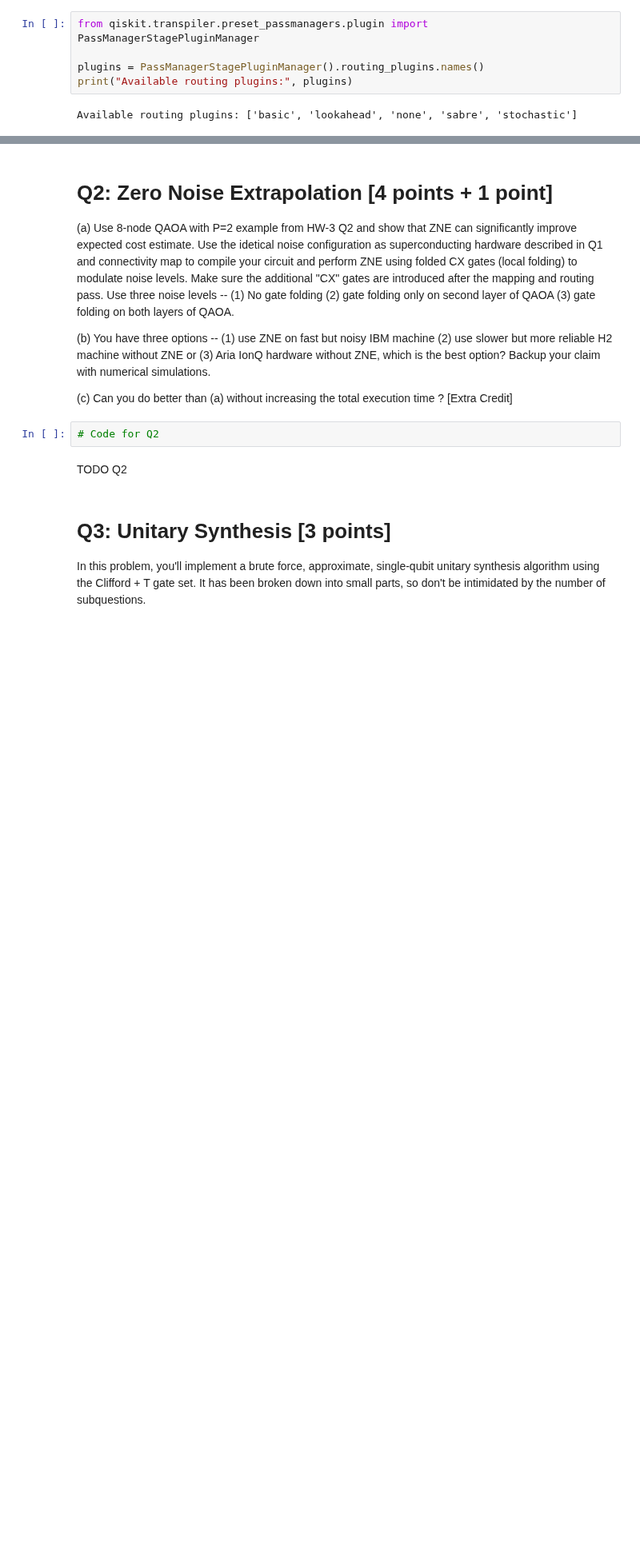
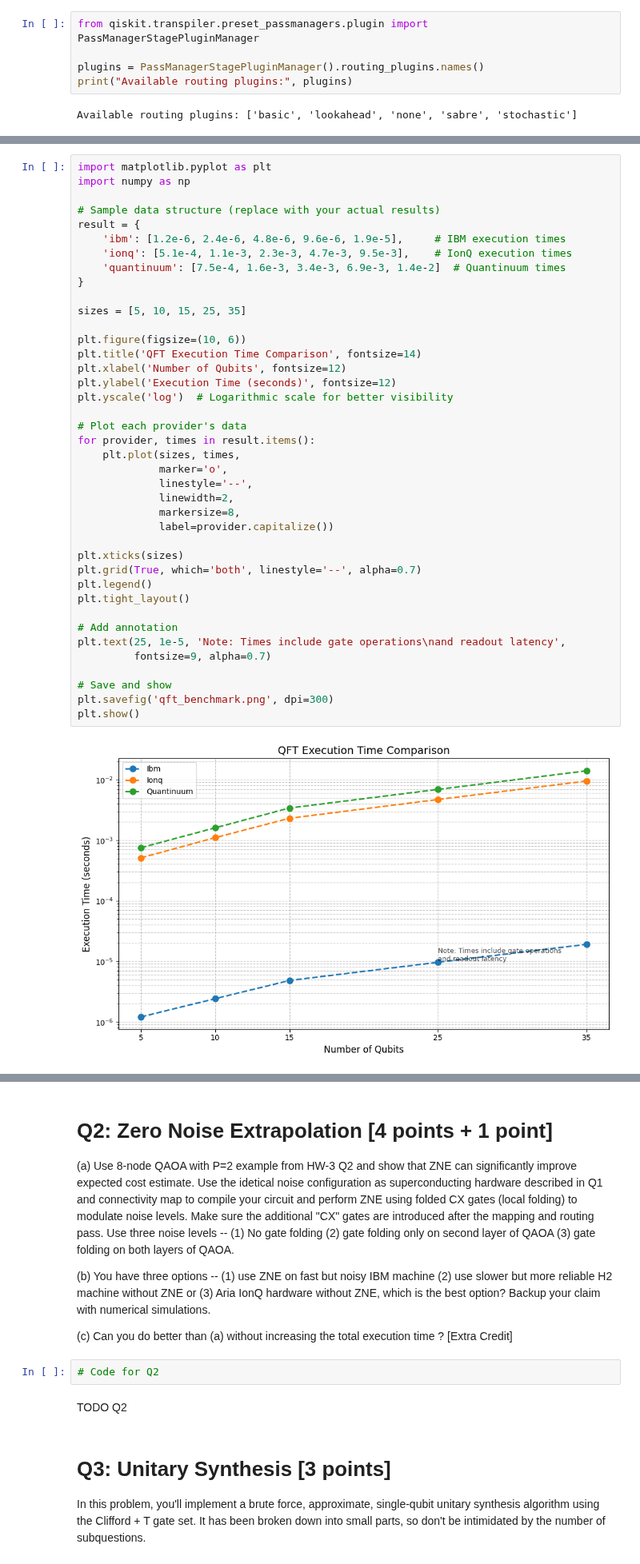
Before and after one commit to Huaiyuan-Jing/Quantum_Algorithm, a Jupyter notebook: CS639/HW4/Homework_4.ipynb, the cells around one changed output, grey strips where cells are left out. Shown at 80% size. Drawn from its saved outputs; the diff is of its cells as text; blank space fills up the shorter version.

```diff
--- a/CS639/HW4/Homework_4.ipynb
+++ b/CS639/HW4/Homework_4.ipynb
@@ -277,0 +459,42 @@ ToDO: Analysis
+# %%
+import matplotlib.pyplot as plt
+import numpy as np
+
+# Sample data structure (replace with your actual results)
+result = {
+    'ibm': [1.2e-6, 2.4e-6, 4.8e-6, 9.6e-6, 1.9e-5],     # IBM execution times
+    'ionq': [5.1e-4, 1.1e-3, 2.3e-3, 4.7e-3, 9.5e-3],    # IonQ execution times
+    'quantinuum': [7.5e-4, 1.6e-3, 3.4e-3, 6.9e-3, 1.4e-2]  # Quantinuum times
+}
+
+sizes = [5, 10, 15, 25, 35]
+
+plt.figure(figsize=(10, 6))
+plt.title('QFT Execution Time Comparison', fontsize=14)
+plt.xlabel('Number of Qubits', fontsize=12)
+plt.ylabel('Execution Time (seconds)', fontsize=12)
+plt.yscale('log')  # Logarithmic scale for better visibility
+
+# Plot each provider's data
+for provider, times in result.items():
+    plt.plot(sizes, times,
+             marker='o',
+             linestyle='--',
+             linewidth=2,
+             markersize=8,
+             label=provider.capitalize())
+
+plt.xticks(sizes)
+plt.grid(True, which='both', linestyle='--', alpha=0.7)
+plt.legend()
+plt.tight_layout()
+
+# Add annotation
+plt.text(25, 1e-5, 'Note: Times include gate operations\nand readout latency',
+         fontsize=9, alpha=0.7)
+
+# Save and show
+plt.savefig('qft_benchmark.png', dpi=300)
+plt.show()
+# %% [output]
+[figure, added]
```
Also changed, not shown: parts of 17 cells of this notebook, 1 other file.
